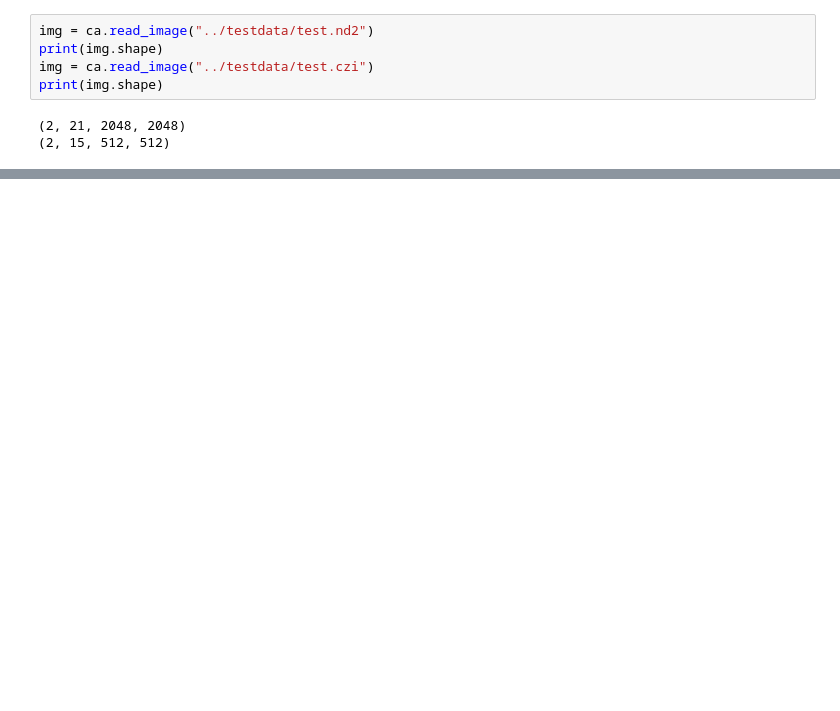
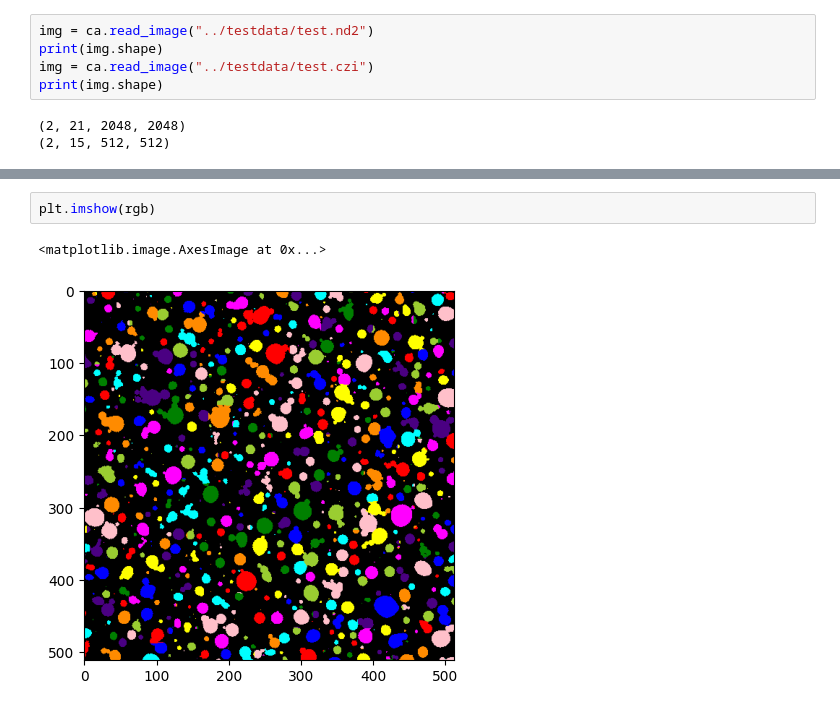
Before and after one commit to Gladfelter-Lab/condensate-analysis, a Jupyter notebook: notebooks/tmp_dev.ipynb, the cells around one changed output, grey strips where cells are left out. Saved outputs shown, nothing was run; the diff lists cells and outputs as text; blank space fills up the shorter version.

```diff
--- a/notebooks/tmp_dev.ipynb
+++ b/notebooks/tmp_dev.ipynb
@@ -55,0 +41,5 @@ np.median(img)
+# %%
+plt.imshow(rgb)
+# %% [output]
+<matplotlib.image.AxesImage at 0x...>
+[figure, added]
```
Also changed, not shown: parts of 11 cells of this notebook.
